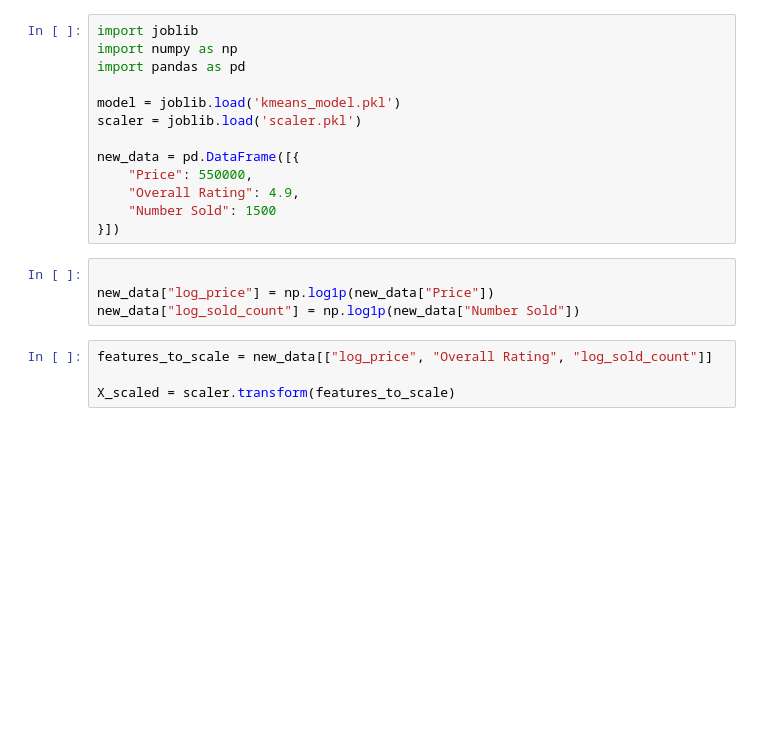
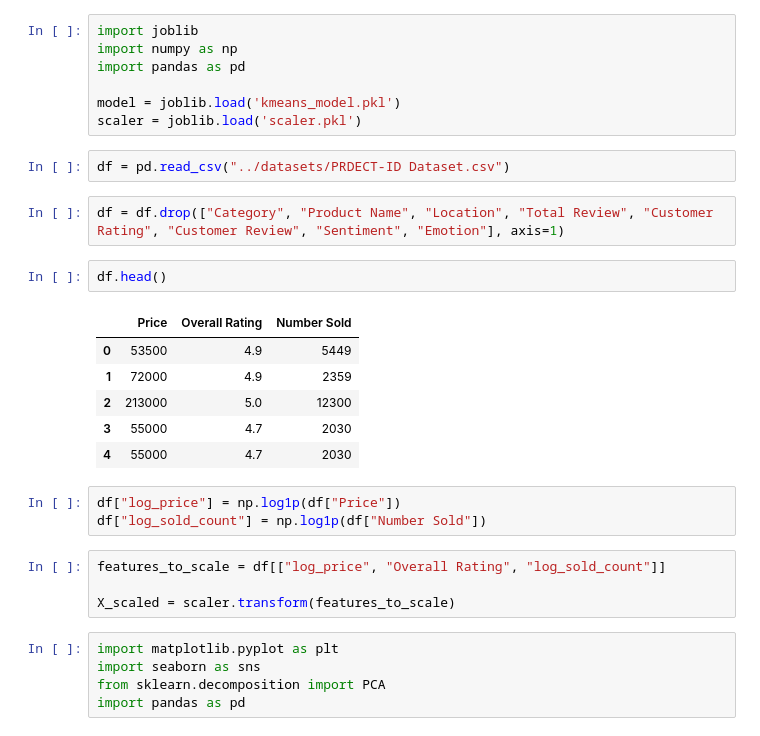
Before and after one commit to fadhilr2/tubes_SGML_computing_lab, a Jupyter notebook: unsupervised/inference.ipynb, the cells around one changed output. Cells and saved outputs as stored; diff of their text form; blank space fills up the shorter version.

```diff
--- a/unsupervised/inference.ipynb
+++ b/unsupervised/inference.ipynb
@@ -5,18 +5,29 @@ import pandas as pd
 
 model = joblib.load('kmeans_model.pkl')
 scaler = joblib.load('scaler.pkl')
-
-new_data = pd.DataFrame([{
-    "Price": 550000,
-    "Overall Rating": 4.9,
-    "Number Sold": 1500
-}])
+# %%
+df = pd.read_csv("../datasets/PRDECT-ID Dataset.csv")
+# %%
+df = df.drop(["Category", "Product Name", "Location", "Total Review", "Customer Rating", "Customer Review", "Sentiment", "Emotion"], axis=1)
+# %%
+df.head()
+# %% [output]
+|  | Price | Overall Rating | Number Sold |
+| 0 | 53500 | 4.9 | 5449 |
+| 1 | 72000 | 4.9 | 2359 |
+| 2 | 213000 | 5.0 | 12300 |
+| 3 | 55000 | 4.7 | 2030 |
+| 4 | 55000 | 4.7 | 2030 |
 # %%
-
-new_data["log_price"] = np.log1p(new_data["Price"])
-new_data["log_sold_count"] = np.log1p(new_data["Number Sold"])
+df["log_price"] = np.log1p(df["Price"])
+df["log_sold_count"] = np.log1p(df["Number Sold"])
 # %%
-features_to_scale = new_data[["log_price", "Overall Rating", "log_sold_count"]]
+features_to_scale = df[["log_price", "Overall Rating", "log_sold_count"]]
 
 X_scaled = scaler.transform(features_to_scale)
+# %%
+import matplotlib.pyplot as plt
+import seaborn as sns
+from sklearn.decomposition import PCA
+import pandas as pd
 # %%
```
Also changed, not shown: parts of 1 cell of this notebook, 2 other files.
